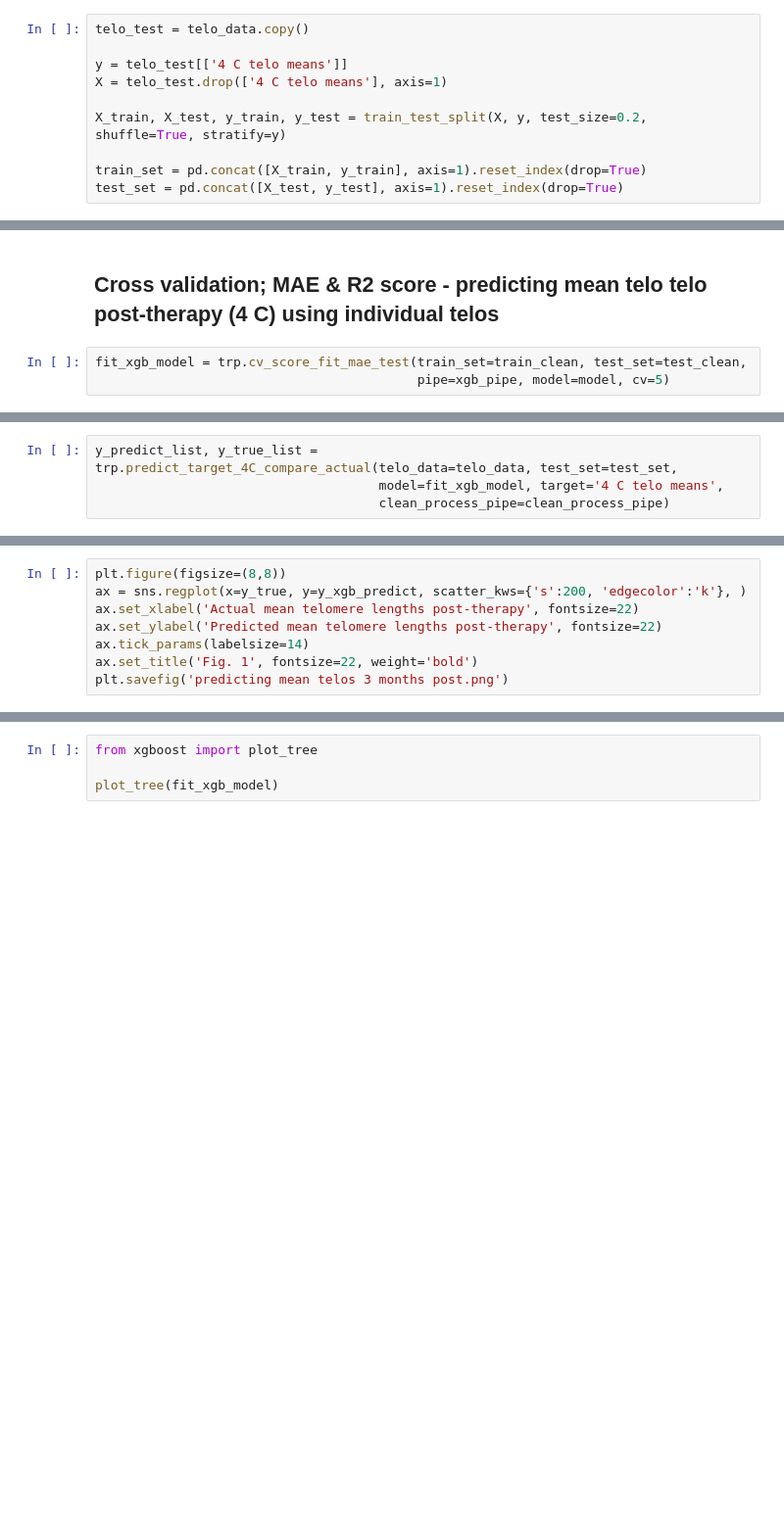
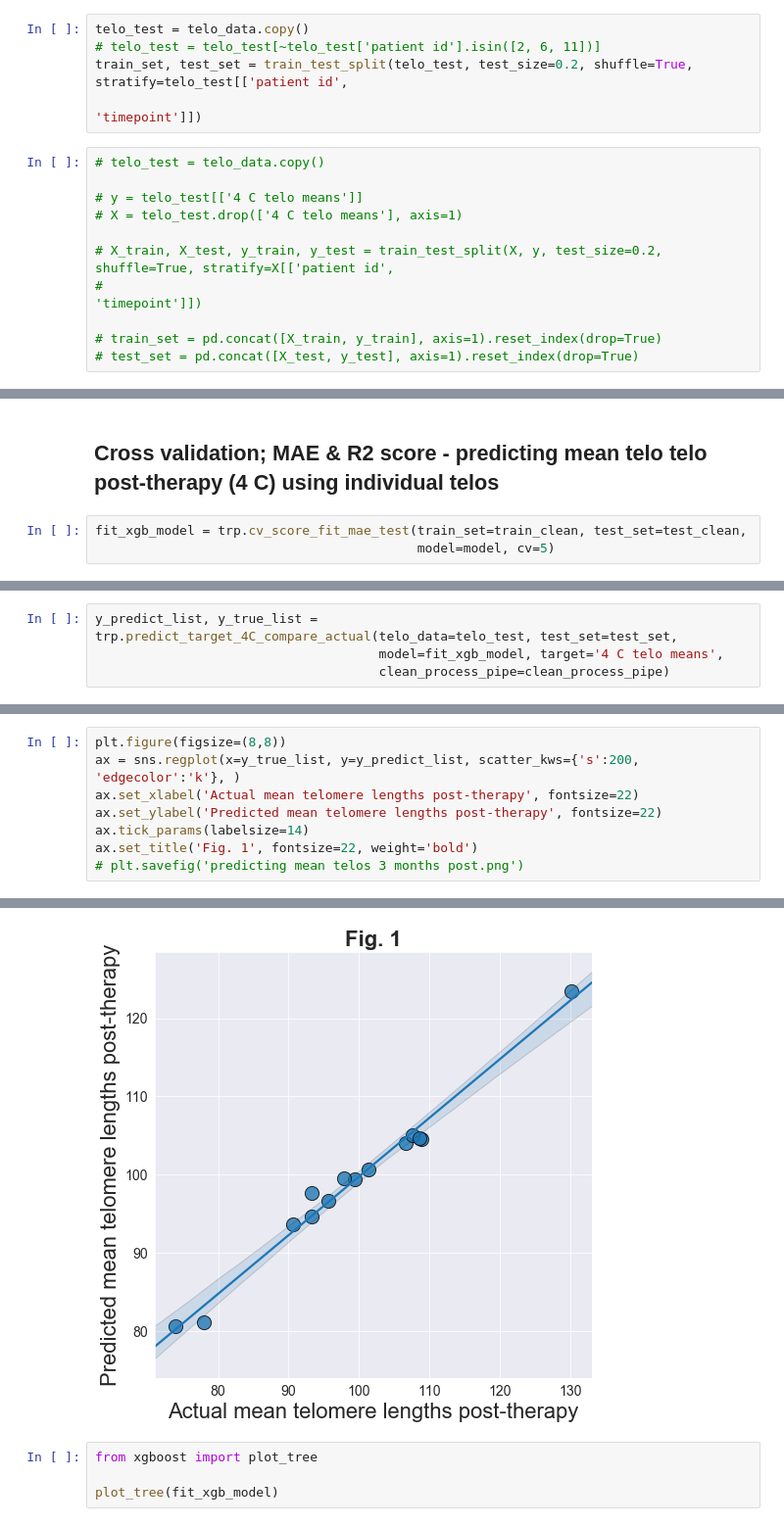
Before and after one commit to Jared-Luxton/radiation-therapy-machine-learning, a Jupyter notebook: workflow & notebooks/03a Radiation Sensitivity of Patients Data Machine Learning.ipynb, the cells around one changed output, grey strips where cells are left out. Shown at 98% size. Drawn from its saved outputs; the diff is of its cells as text; blank space fills up the shorter version.

```diff
--- a/workflow & notebooks/03a Radiation Sensitivity of Patients Data Machine Learning.ipynb
+++ b/workflow & notebooks/03a Radiation Sensitivity of Patients Data Machine Learning.ipynb
@@ -69,15 +80,21 @@ telo_data.head()
 # %% [markdown]
 ## Train/test split
+# %%
+telo_test = telo_data.copy()
+# telo_test = telo_test[~telo_test['patient id'].isin([2, 6, 11])]
+train_set, test_set = train_test_split(telo_test, test_size=0.2, shuffle=True, stratify=telo_test[['patient id',
+                                                                                                   'timepoint']])
 # %%
-telo_test = telo_data.copy()
+# telo_test = telo_data.copy()
 
-y = telo_test[['4 C telo means']]
-X = telo_test.drop(['4 C telo means'], axis=1)
+# y = telo_test[['4 C telo means']]
+# X = telo_test.drop(['4 C telo means'], axis=1)
 
-X_train, X_test, y_train, y_test = train_test_split(X, y, test_size=0.2, shuffle=True, stratify=y)
+# X_train, X_test, y_train, y_test = train_test_split(X, y, test_size=0.2, shuffle=True, stratify=X[['patient id',
+#                                                                                                    'timepoint']])
 
-train_set = pd.concat([X_train, y_train], axis=1).reset_index(drop=True)
-test_set = pd.concat([X_test, y_test], axis=1).reset_index(drop=True)
+# train_set = pd.concat([X_train, y_train], axis=1).reset_index(drop=True)
+# test_set = pd.concat([X_test, y_test], axis=1).reset_index(drop=True)
 # %% [markdown]
 ## Initializing cleaning/model pipelines
 # %%
@@ -121,4 +179,4 @@ test_clean = clean_process_pipe.fit_transform(test_clean)
 ## Cross validation; MAE & R2 score - predicting mean telo telo post-therapy (4 C) using individual telos
 # %%
 fit_xgb_model = trp.cv_score_fit_mae_test(train_set=train_clean, test_set=test_clean,
-                                          pipe=xgb_pipe, model=model, cv=5)
+                                          model=model, cv=5)
@@ -132,4 +192,4 @@ import telomere_methods_rad_patient as trp
 # %%
-y_predict_list, y_true_list = trp.predict_target_4C_compare_actual(telo_data=telo_data, test_set=test_set,
+y_predict_list, y_true_list = trp.predict_target_4C_compare_actual(telo_data=telo_test, test_set=test_set,
                                      model=fit_xgb_model, target='4 C telo means',
                                      clean_process_pipe=clean_process_pipe)
@@ -136,8 +213,9 @@ y_predict_list, y_true_list = trp.predict_target_4C_compare_actual(telo_data=tel
 # %%
 plt.figure(figsize=(8,8))
-ax = sns.regplot(x=y_true, y=y_xgb_predict, scatter_kws={'s':200, 'edgecolor':'k'}, )
+ax = sns.regplot(x=y_true_list, y=y_predict_list, scatter_kws={'s':200, 'edgecolor':'k'}, )
 ax.set_xlabel('Actual mean telomere lengths post-therapy', fontsize=22)
 ax.set_ylabel('Predicted mean telomere lengths post-therapy', fontsize=22)
 ax.tick_params(labelsize=14)
 ax.set_title('Fig. 1', fontsize=22, weight='bold')
-plt.savefig('predicting mean telos 3 months post.png')
+# plt.savefig('predicting mean telos 3 months post.png')
+# %% [output]
@@ -144,3 +223,4 @@ plt.savefig('predicting mean telos 3 months post.png')
+[figure, added]
 # %%
 from xgboost import plot_tree
 
```
Also changed, not shown: parts of 38 cells of this notebook, 3 other files.
